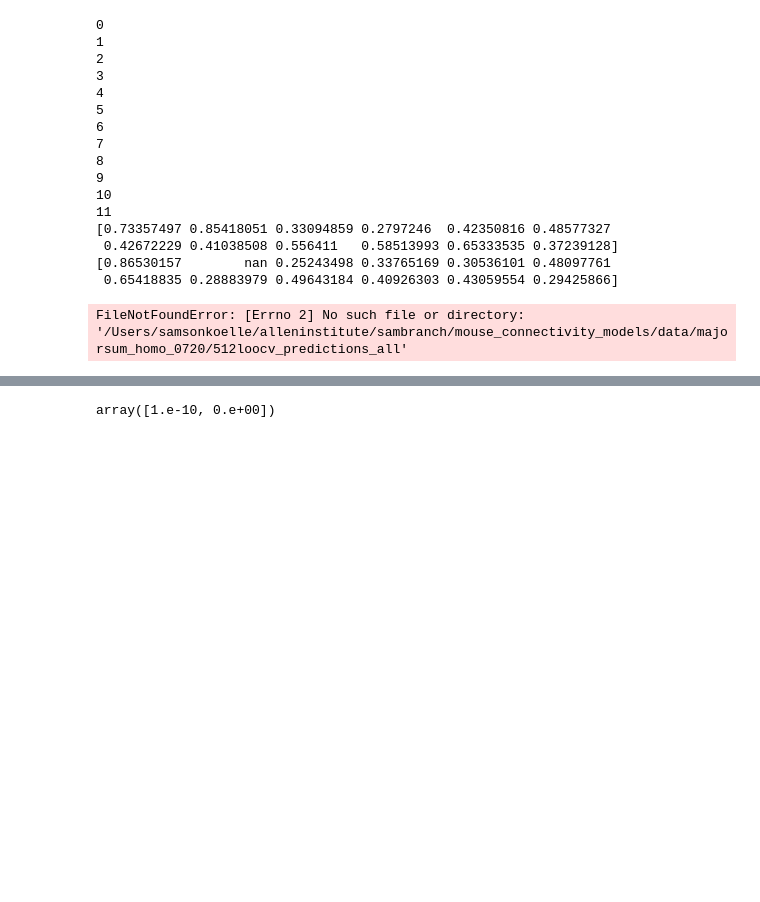
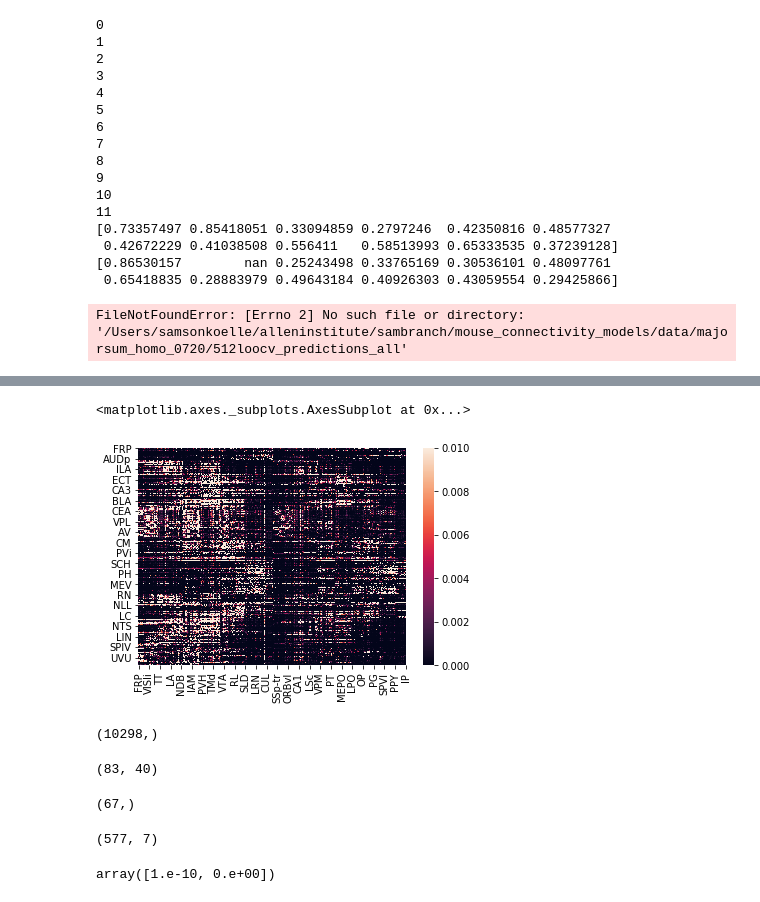
Before and after one commit to AllenInstitute/mouse_connectivity_models, a Jupyter notebook: analyses/072020_homo_majorsummary.ipynb, the cells around one changed output, grey strips where cells are left out. Saved outputs shown, nothing was run; the diff lists cells and outputs as text; code cells hidden in the pictures; blank space fills up the shorter version.

```diff
--- a/analyses/072020_homo_majorsummary.ipynb
+++ b/analyses/072020_homo_majorsummary.ipynb
@@ -422,0 +684,5 @@ FileNotFoundError: [Errno 2] No such file or directory: '/Users/samsonkoelle/all
+# %%
+sns.heatmap(df, vmax= .01)
+# %% [output]
+<matplotlib.axes._subplots.AxesSubplot at 0x...>
+[figure, added]
@@ -422,0 +697,16 @@ FileNotFoundError: [Errno 2] No such file or directory: '/Users/samsonkoelle/all
+# %%
+source_key.shape
+# %% [output]
+(10298,)
+# %%
+msvd.reg_inj_vcount_norm.shape
+# %% [output]
+(83, 40)
+# %%
+np.asarray(list(source_mask.assigned_structures)).shape
+# %% [output]
+(67,)
+# %%
+[coeff_dict[m] for m in range(len(coeff_dict.keys()))][1].shape
+# %% [output]
+(577, 7)
```
Also changed, not shown: parts of 28 cells of this notebook, 16 other files.
